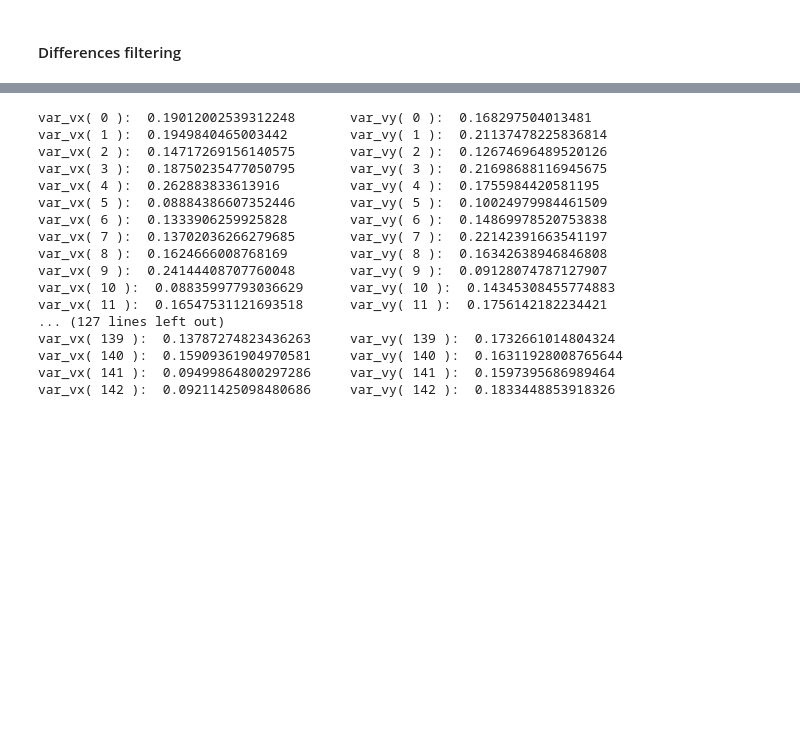
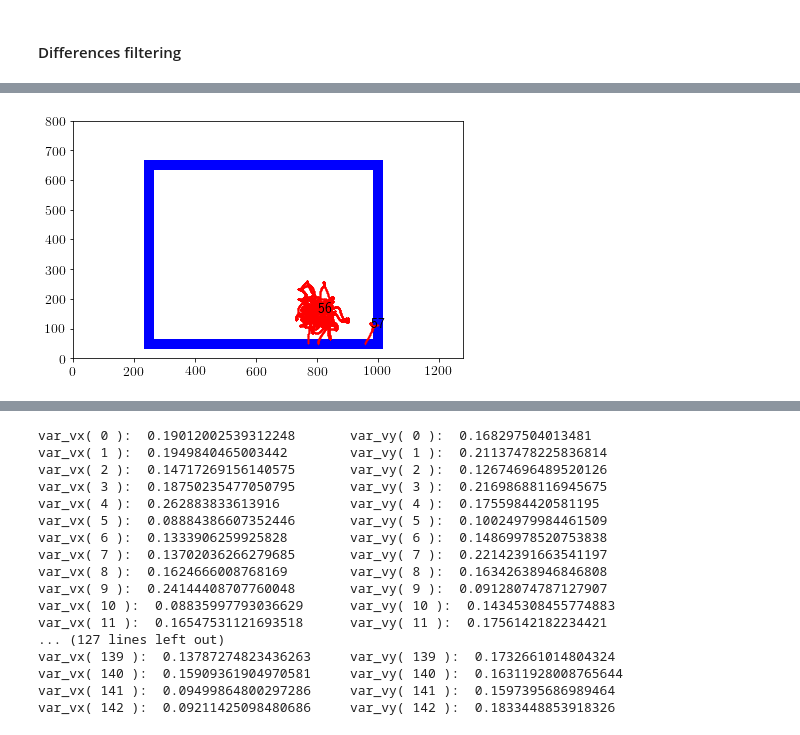
Before and after one commit to fvegar/Tracks, a Jupyter notebook: tracks_processing.ipynb, the cells around one changed output, grey strips where cells are left out. Cells and saved outputs as stored; diff of their text form; code cells hidden in the pictures; blank space fills up the shorter version.

```diff
--- a/tracks_processing.ipynb
+++ b/tracks_processing.ipynb
@@ -143,7 +146,7 @@ def reset_track_indexes(tabla0):
         n_empty = np.max(tabla.track) - Ntracks
         replacement_dict = dict(zip(original_indexes, fixed_indexes))
         tabla.track = tabla.track.map(dict(zip(original_indexes, fixed_indexes)))
-        print('no. of tracks fixed: ', n_empty, '\n')
+        print('no. of empty track indexes discarded: ', n_empty, '\n')
     else:
         print('nothing to fix\n')
     Ntracks = np.max(tabla.track)+1
@@ -164,8 +167,11 @@ def short_drop(ishort, tabla):
             shorts_list.append(i)
             len0 = len(tabla)
             tabla = tabla.drop(t1['index'])
-            printp(str(len(tabla)-len0))
+            texto = 'dropped track no. '+str(i)+'; data table length decreased in '+str(len(tabla)-len0)
+            printp(texto)
     tabla_short = tabla.sort_values(by = ['frame', 'track']).reset_index(drop=True)
+    Nshorts = np.max(tabla_short.track)+1
+    printp('Dropped out ' + str(Ntracks-Nshorts)+' short tracks out of '+ str(Ntracks))
     # the line above is necessary so that eliminates index voids and shuffling after short drop
     print('\n')
     return tabla_short
@@ -433,0 +590,36 @@ Name: vx, Length: 602, dtype: float64
+# %%
+def frameit(ax):
+    ax.set_xlim(0,info['shape'][0][0])
+    ax.set_ylim(0,info['shape'][0][1])
+    rect = plt.Rectangle([250,50], 750, 600, alpha=1, lw=10,fill=False, edgecolor='b')
+    ax.add_artist(rect)
+
+def plt_track(t_id,xs,tagit,fr_it):
+    if fr_it==True:
+        fig, ax = plt.subplots(figsize=(xs,xs*info['shape'][0][1]/info['shape'][0][0]))
+        px_size = 72./fig.dpi
+        frameit(ax)
+    else:
+        fig, ax = plt.subplots()
+        px_size = 72./fig.dpi
+
+    plt.plot(tracks[t_id].x,tracks[t_id].y, '.', c='r', markersize=px_size,linewidth=None)
+    if tagit==True:
+        plt.text(np.mean(tracks[t_id].x), np.mean(tracks[t_id].y), str(t_id))
+
+def plt_tracks(init_id,final_id,xs,tagit,fr_it):
+    if fr_it==True:
+        fig, ax = plt.subplots(figsize=(xs,xs*info['shape'][0][1]/info['shape'][0][0]))
+        px_size = 72./fig.dpi
+        frameit(ax)
+    else:
+        fig, ax = plt.subplots()
+        px_size = 72./fig.dpi
+    for i in range(init_id,final_id+1):
+        plt.plot(tracks[i].x,tracks[i].y, '.', c='r', markersize=px_size,linewidth=None)
+        if tagit==True:
+            plt.text(np.mean(tracks[i].x), np.mean(tracks[i].y), str(i))
+# %%
+plt_tracks(56,57,7,True,True)
+# %% [output]
+[figure, added]
```
Also changed, not shown: parts of 98 cells of this notebook.
